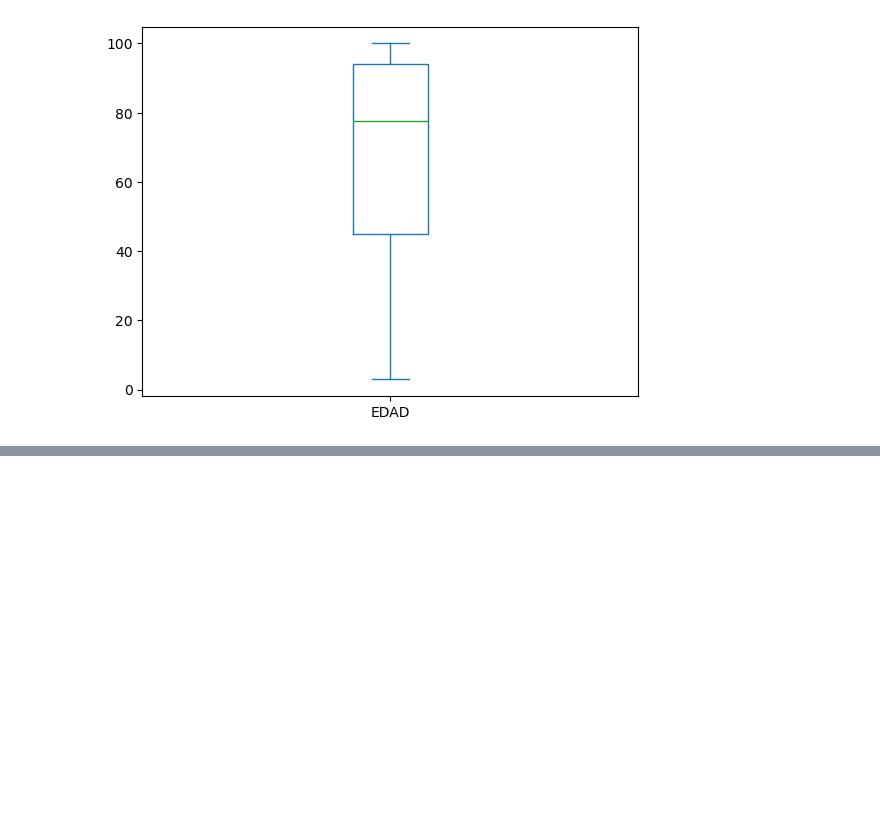
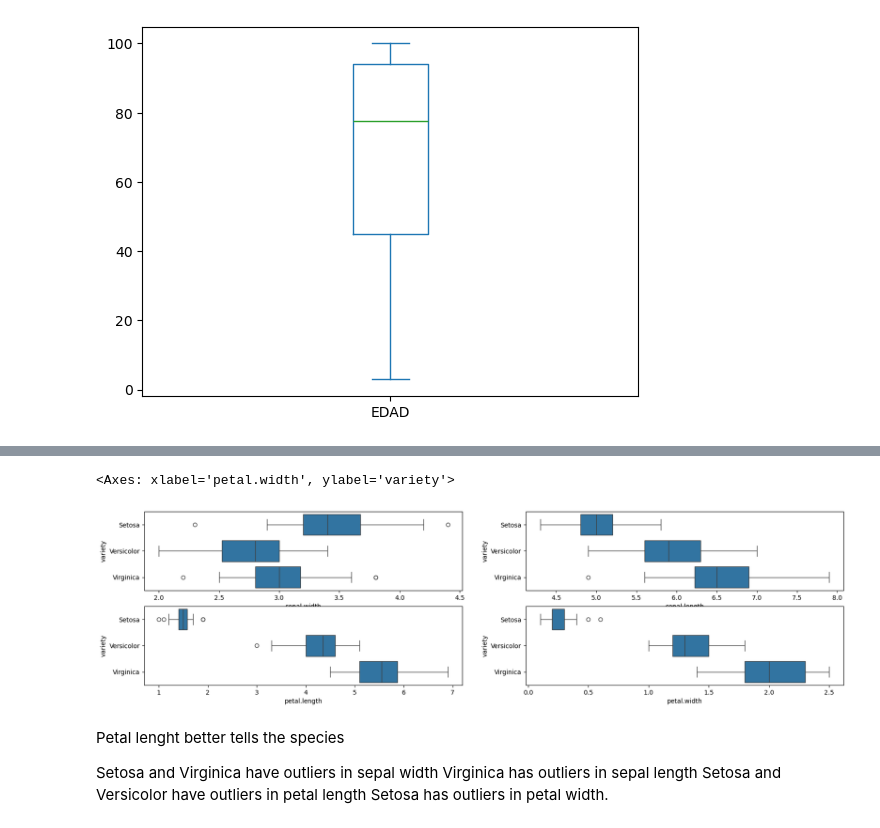
Before and after one commit to albo437/TC2004B, a Jupyter notebook: M1_act5.ipynb, the cells around one changed output, grey strips where cells are left out. Saved outputs shown, nothing was run; the diff lists cells and outputs as text; code cells hidden in the pictures; blank space fills up the shorter version.

```diff
--- a/M1_act5.ipynb
+++ b/M1_act5.ipynb
@@ -201,0 +422,21 @@ RIO_CHARLES              0.069170
+# %%
+# Box plot using matplotlib.pyplot subplot with 4 figures, 1 for each numerical column and the three varieties
+
+import matplotlib.pyplot as plt
+
+fig, axs = plt.subplots(2, 2, figsize=(20, 5))
+
+sns.boxplot(x='sepal.width', y='variety', data=iris, ax=axs[0, 0])
+sns.boxplot(x='sepal.length', y='variety', data=iris, ax=axs[0, 1])
+sns.boxplot(x='petal.length', y='variety', data=iris, ax=axs[1, 0])
+sns.boxplot(x='petal.width', y='variety', data=iris, ax=axs[1, 1])
+# %% [output]
+<Axes: xlabel='petal.width', ylabel='variety'>
+[figure, added]
+# %% [markdown]
+Petal lenght better tells the species
+
+Setosa and Virginica have outliers in sepal width
+Virginica has outliers in sepal length
+Setosa and Versicolor have outliers in petal length
+Setosa has outliers in petal width.
```
Also changed, not shown: parts of 14 cells of this notebook, 2 other files.
